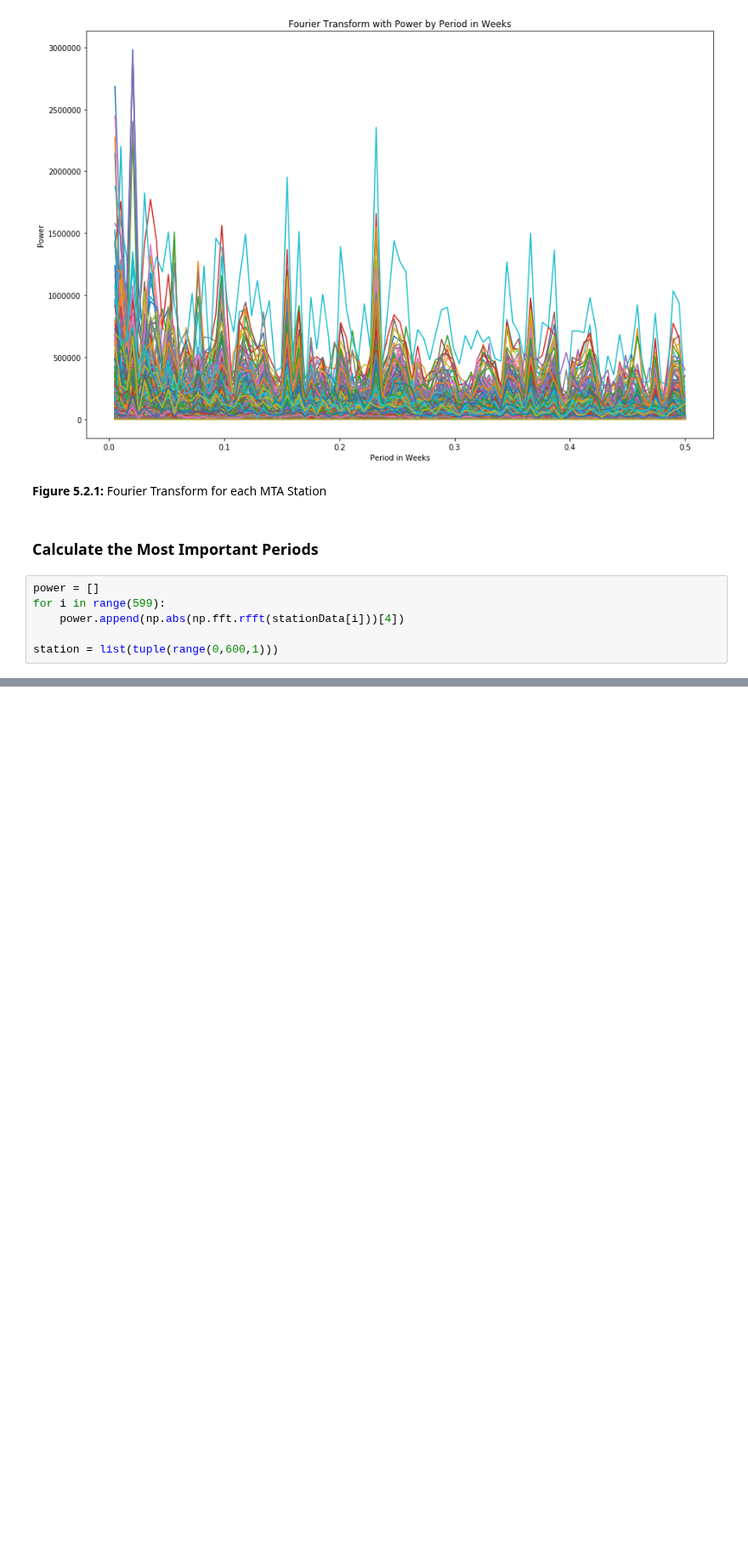
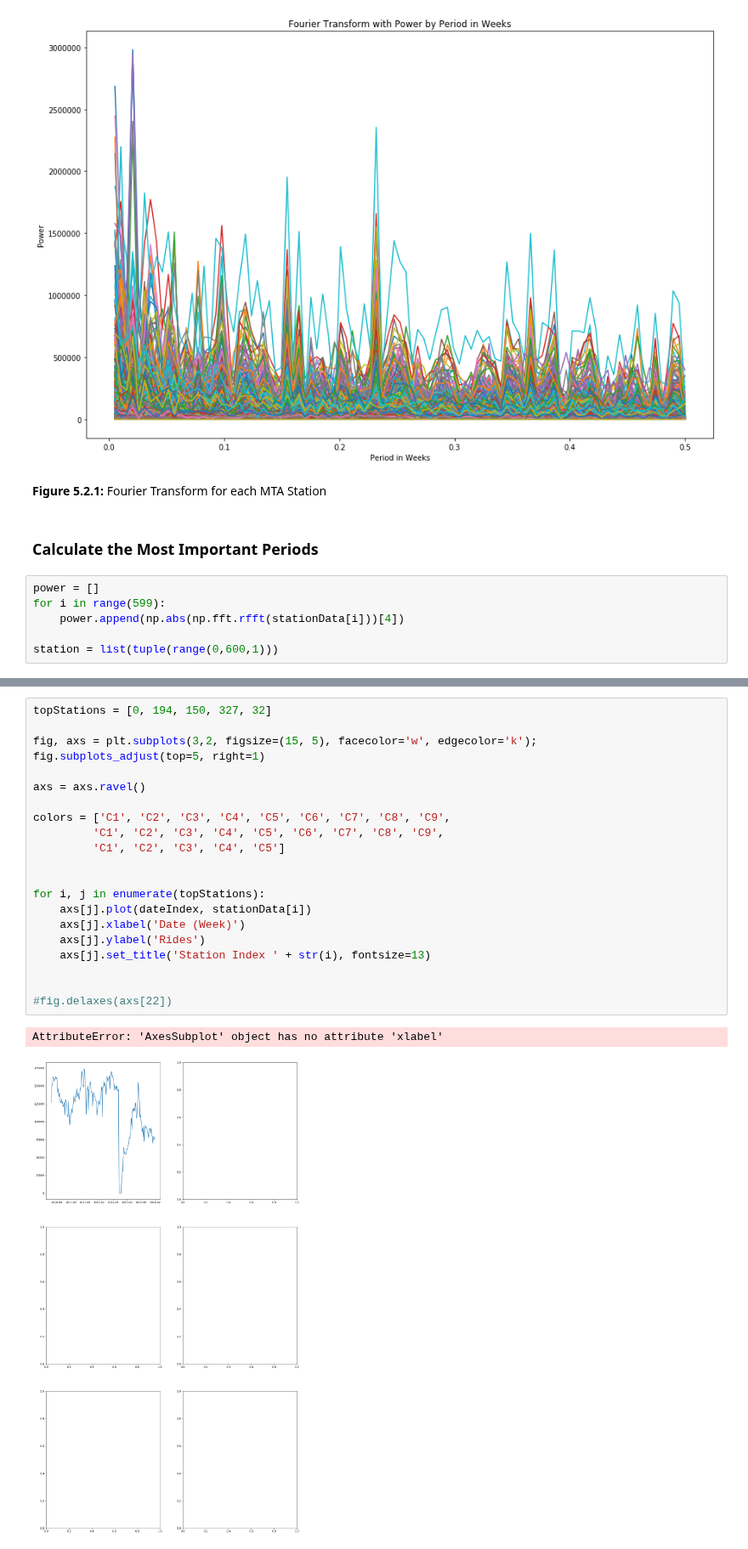
Before and after one commit to seanandrewchen/PUI2017_sac820, a Jupyter notebook: HW10_sac820/HW10_sac820.ipynb, the cells around one changed output, grey strips where cells are left out. Shown at 85% size. Cells and saved outputs as stored; diff of their text form; blank space fills up the shorter version.

```diff
--- a/HW10_sac820/HW10_sac820.ipynb
+++ b/HW10_sac820/HW10_sac820.ipynb
@@ -573,0 +550,24 @@ fig.subplots_adjust(top=0.93)
+# %%
+topStations = [0, 194, 150, 327, 32]
+
+fig, axs = plt.subplots(3,2, figsize=(15, 5), facecolor='w', edgecolor='k');
+fig.subplots_adjust(top=5, right=1)
+
+axs = axs.ravel()
+
+colors = ['C1', 'C2', 'C3', 'C4', 'C5', 'C6', 'C7', 'C8', 'C9',
+         'C1', 'C2', 'C3', 'C4', 'C5', 'C6', 'C7', 'C8', 'C9',
+         'C1', 'C2', 'C3', 'C4', 'C5']
+
+
+for i, j in enumerate(topStations):
+    axs[j].plot(dateIndex, stationData[i])
+    axs[j].xlabel('Date (Week)')
+    axs[j].ylabel('Rides')
+    axs[j].set_title('Station Index ' + str(i), fontsize=13)
+
+
+#fig.delaxes(axs[22])
+# %% [output]
+AttributeError: 'AxesSubplot' object has no attribute 'xlabel'
+[figure, added]
```
Also changed, not shown: parts of 5 cells of this notebook.
